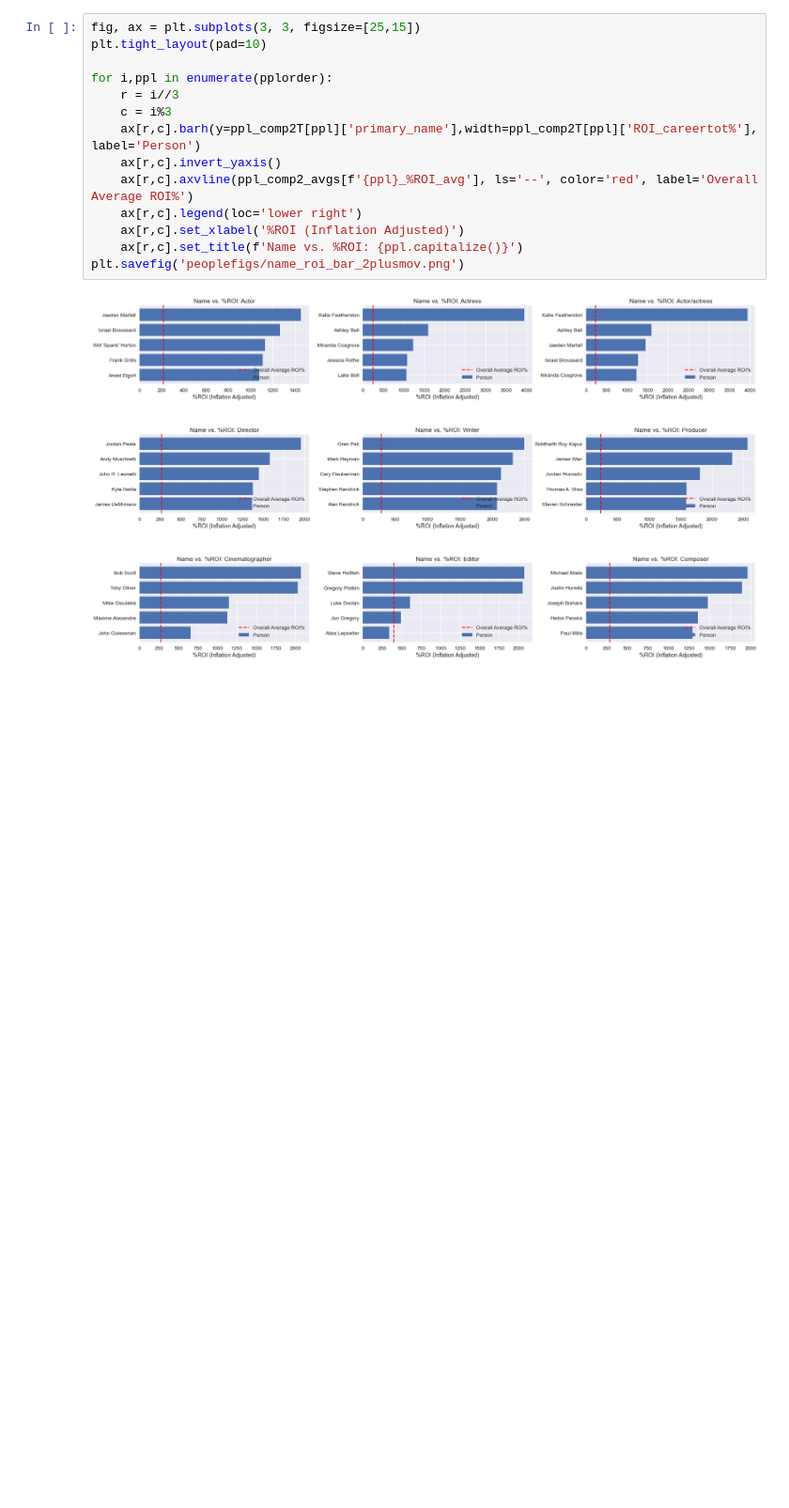
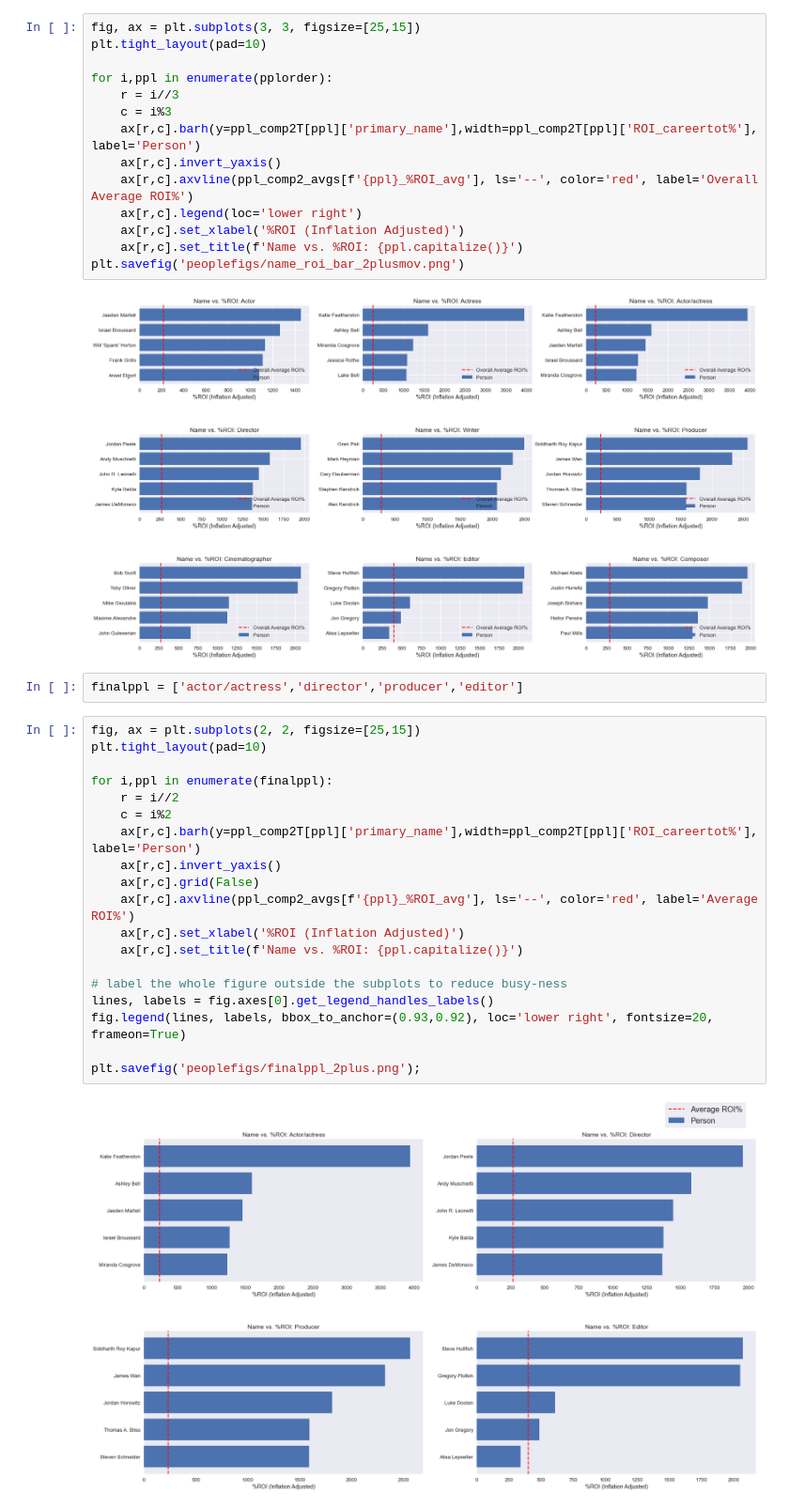
Before and after one commit to Nindorph/MovieAnalysis, a Jupyter notebook: Nick_movieppl_analysis.ipynb, the cells around one changed output. Shown at 94% size. Saved outputs shown, nothing was run; the diff lists cells and outputs as text; blank space fills up the shorter version.

Commit message:
graph work

```diff
--- a/Nick_movieppl_analysis.ipynb
+++ b/Nick_movieppl_analysis.ipynb
@@ -371,6 +371,29 @@ for i,ppl in enumerate(pplorder):
 plt.savefig('peoplefigs/name_roi_bar_2plusmov.png')
 # %% [output]
 [figure]
+# %%
+finalppl = ['actor/actress','director','producer','editor']
+# %%
+fig, ax = plt.subplots(2, 2, figsize=[25,15])
+plt.tight_layout(pad=10)
+
+for i,ppl in enumerate(finalppl):
+    r = i//2
+    c = i%2
+    ax[r,c].barh(y=ppl_comp2T[ppl]['primary_name'],width=ppl_comp2T[ppl]['ROI_careertot%'], label='Person')
+    ax[r,c].invert_yaxis()
+    ax[r,c].grid(False)
+    ax[r,c].axvline(ppl_comp2_avgs[f'{ppl}_%ROI_avg'], ls='--', color='red', label='Average ROI%')
+    ax[r,c].set_xlabel('%ROI (Inflation Adjusted)')
+    ax[r,c].set_title(f'Name vs. %ROI: {ppl.capitalize()}')
+
+# label the whole figure outside the subplots to reduce busy-ness
+lines, labels = fig.axes[0].get_legend_handles_labels()
+fig.legend(lines, labels, bbox_to_anchor=(0.93,0.92), loc='lower right', fontsize=20, frameon=True)
+
+plt.savefig('peoplefigs/finalppl_2plus.png');
+# %% [output]
+[figure, added]
 # %%
 fig, ax = plt.subplots(3, 3, figsize=[25,15])
 plt.tight_layout(pad=10)
```
Also changed, not shown: parts of 1 cell of this notebook, 2 other files.
